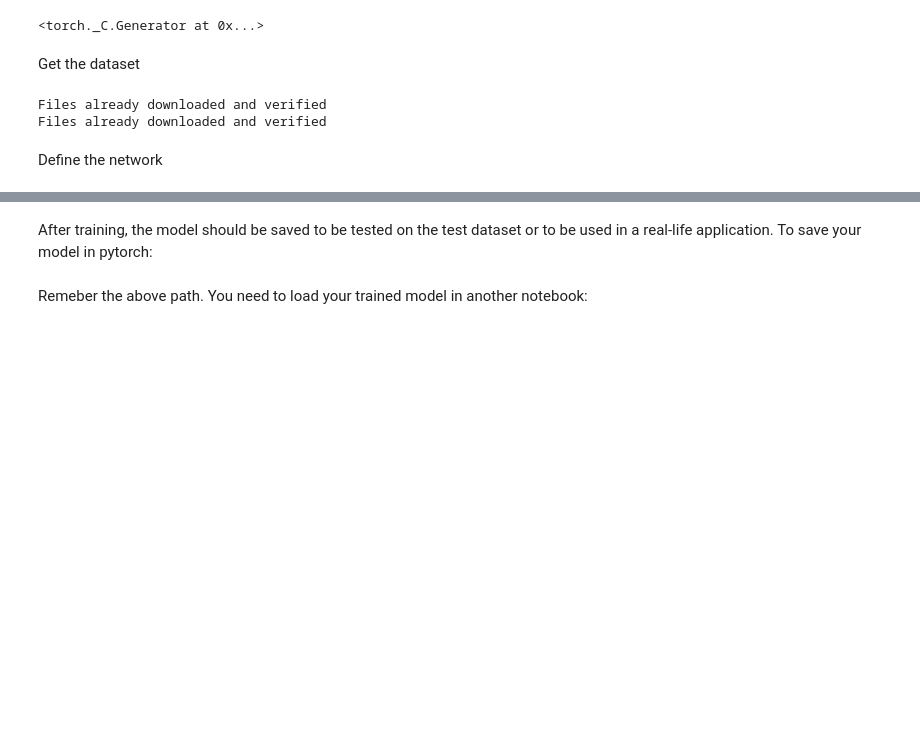
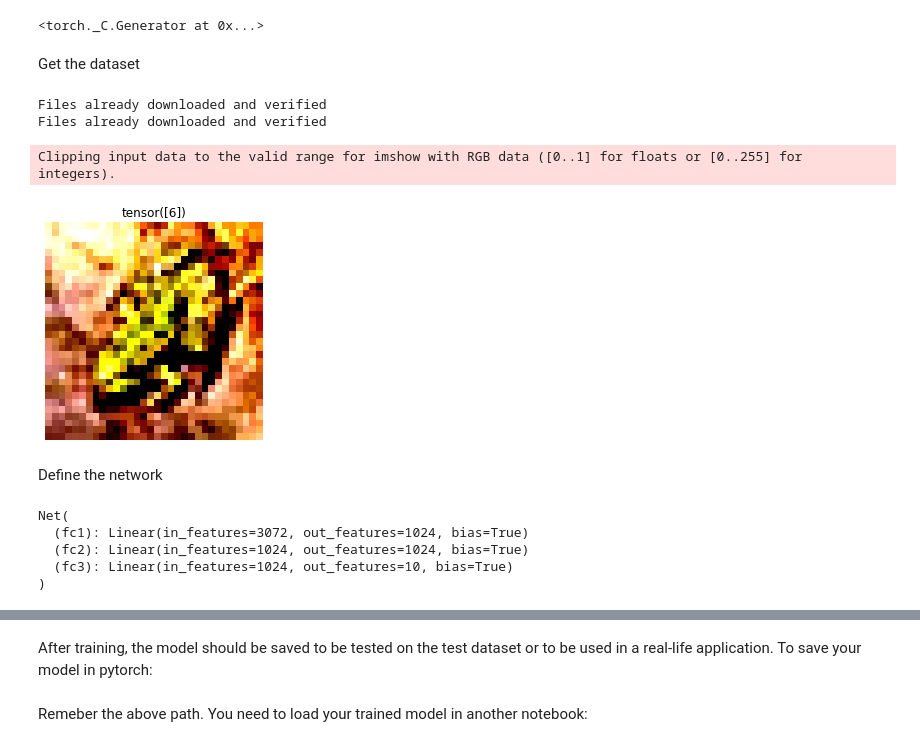
Before and after one commit to baixianger/DLAV-2022, a Jupyter notebook: homeworks/hw2/Linear Classification pytorch.ipynb, the cells around one changed output, grey strips where cells are left out. Cells and saved outputs as stored; diff of their text form; code cells hidden in the pictures; blank space fills up the shorter version.

Commit message:
trained model

```diff
--- a/homeworks/hw2/Linear Classification pytorch.ipynb
+++ b/homeworks/hw2/Linear Classification pytorch.ipynb
@@ -115,35 +116,43 @@ def get_train_valid_loader(data_dir='../data',
         np.random.shuffle(indices)
 
     train_idx, valid_idx = indices[split:], indices[:split]
     train_sampler = SubsetRandomSampler(train_idx)
     valid_sampler = SubsetRandomSampler(valid_idx)
 
     train_loader = torch.utils.data.DataLoader(
         train_dataset, batch_size=batch_size, sampler=train_sampler,
         num_workers=num_workers, pin_memory=pin_memory,
     )
     valid_loader = torch.utils.data.DataLoader(
         valid_dataset, batch_size=batch_size, sampler=valid_sampler,
         num_workers=num_workers, pin_memory=pin_memory,
     )
 
     # visualize some images
     if show_sample:
         sample_loader = torch.utils.data.DataLoader(
-            train_dataset, batch_size=9, shuffle=shuffle,
+            train_dataset, batch_size=1, shuffle=shuffle,
             num_workers=num_workers, pin_memory=pin_memory,
         )
         data_iter = iter(sample_loader)
         images, labels = data_iter.next()
         X = images.numpy().transpose([0, 2, 3, 1])
         plot_images(X, labels)
 
     return (train_loader, valid_loader)
 
-trainloader, valloader = get_train_valid_loader()
+def plot_images(X, labels):
+    plt.figure()
+    plt.imshow(X.squeeze())
+    plt.axis('off')
+    plt.title(f'{labels}')
+
+trainloader, valloader = get_train_valid_loader(show_sample=True, num_workers=4)
 # %% [output]
 Files already downloaded and verified
 Files already downloaded and verified
+Clipping input data to the valid range for imshow with RGB data ([0..1] for floats or [0..255] for integers).
+[figure, added]
 # %% [markdown]
 Define the network
 # %%
@@ -183,18 +192,24 @@ class Net(torch.nn.Module):
 # Define the parameters of the network the way you want it to be.              #
 # Choose an Optimizer that will be used to minimize the loss function.         #
 ################################################################################
-net = Net(n_feature=XXX, n_hidden=XXXX, n_output=XXXX)     # define the network
+net = Net(n_feature=3*32*32, n_hidden=1024, n_output=10)     # define the network
 print(net)  # net architecture
 
 # Loss and Optimizer (Try different learning rates)
 # Softmax is internally computed.
 # Set parameters to be updated.
 
-optimizer = ........  # Choose the optimizer you want and tune its hyperparameter
+optimizer = torch.optim.SGD(net.parameters(), lr = 0.005)  # Choose the optimizer you want and tune its hyperparameter
 loss_func = torch.nn.CrossEntropyLoss()  # the target label is NOT an one-hotted
 ################################################################################
 #                              END OF YOUR CODE                                #
 ################################################################################
+# %% [output]
+Net(
+  (fc1): Linear(in_features=3072, out_features=1024, bias=True)
+  (fc2): Linear(in_features=1024, out_features=1024, bias=True)
+  (fc3): Linear(in_features=1024, out_features=10, bias=True)
+)
 # %%
 #traindataset = utils.TensorDataset(X_train, y_train)
 #trainloader = utils.DataLoader(traindataset, batch_size=64, shuffle=True)
```
Also changed, not shown: parts of 5 cells of this notebook.
